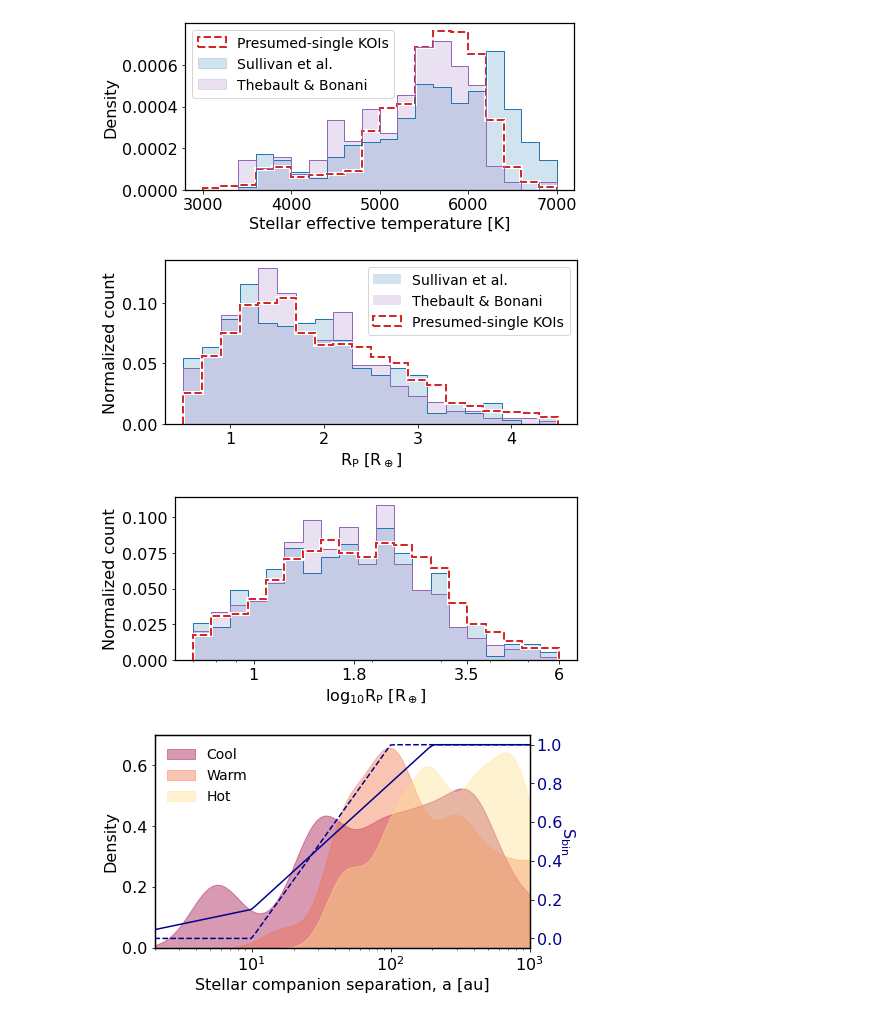
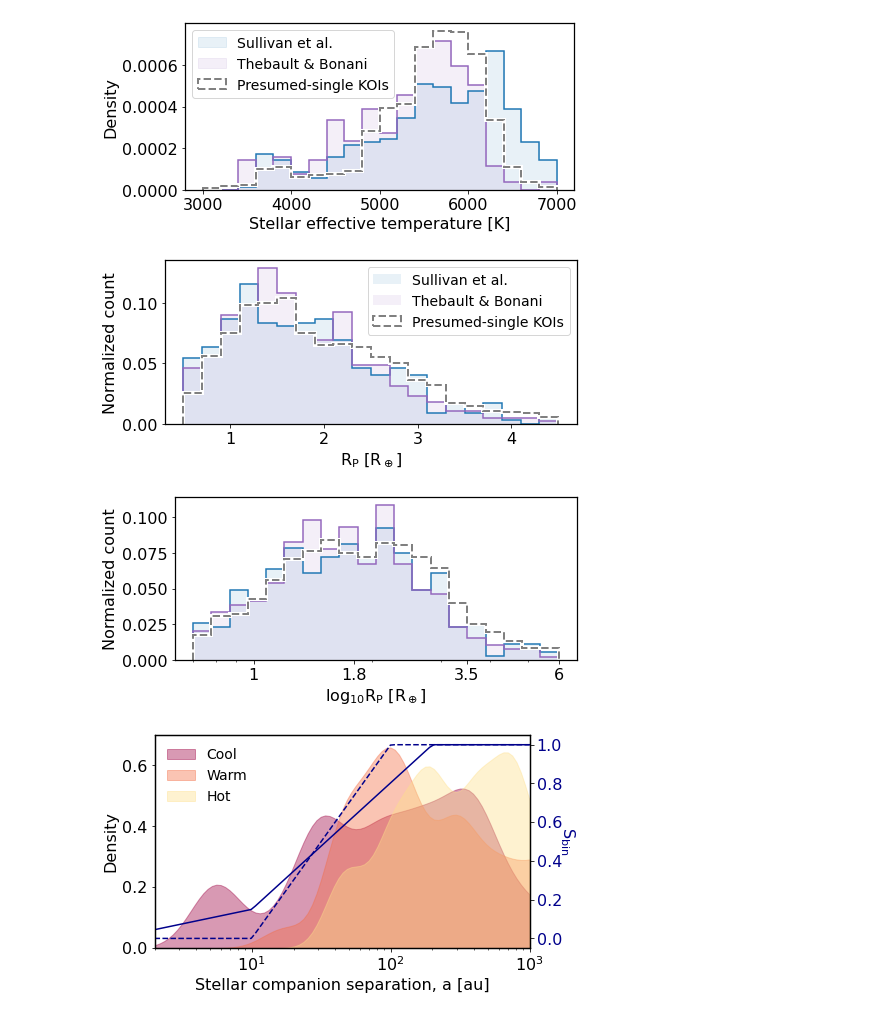
Before and after one commit to ernewton/importance_of_binarity, a Jupyter notebook: Suppression laws and overview plots.ipynb, the cells around one changed output. Cells and saved outputs as stored; diff of their text form; code cells hidden in the pictures.

Commit message:
Re-org of trials and plots
Moved functionality to support files

```diff
--- a/Suppression laws and overview plots.ipynb
+++ b/Suppression laws and overview plots.ipynb
@@ -41,44 +41,45 @@ with open("filtered_data_thebault.pkl", "rb") as f:
 # %%
 nbins = 20
 histrange = (3000,7000)
 fig, axes = plt.subplots(1, 1, figsize=(7,3.3), sharex=True, sharey=True)
 
-plt.hist(kois_filtered['teff'],
-             range=histrange, bins=nbins, density=True,
-                histtype='step',lw=4, color='white')
-plt.hist(kois_filtered['teff'],
-             range=histrange, bins=nbins, density=True,
-             histtype='step', lw=2, linestyle='--', color='C3',
-            label='Presumed-single KOIs')
 
 #plt.hist(cks_filtered['teff'],
 #             range=histrange, bins=nbins, density=True,
 #              histtype='step',lw=2, linestyle='--', color='C1',
 #        label='CKS')
 
 plt.hist(db_filtered['Teff1'], label='Sullivan et al.',
              range=histrange, bins=nbins, density=True,
-             histtype='stepfilled',  edgecolor='C0', facecolor='C0', alpha=0.2)
+             histtype='stepfilled',  edgecolor='C0', facecolor='C0', alpha=0.1)
 plt.hist(tb_filtered['teff'], label='Thebault & Bonani',
              range=histrange, bins=nbins, density=True,
-             histtype='stepfilled',  edgecolor='C4', facecolor='C4', alpha=0.2)
+             histtype='stepfilled', edgecolor='C4', facecolor='C4', alpha=0.1)
 
 plt.hist(db_filtered['Teff1'],
              range=histrange, bins=nbins, density=True,
-             histtype='step',  edgecolor='C0')
+             histtype='step', lw=1.5, edgecolor='C0')
 plt.hist(tb_filtered['teff'],
              range=histrange, bins=nbins, density=True,
-             histtype='step',  edgecolor='C4')
+             histtype='step', lw=1.5, edgecolor='C4')
+
+plt.hist(kois_filtered['teff'],
+             range=histrange, bins=nbins, density=True,
+                histtype='step',lw=4, color='white')
+plt.hist(kois_filtered['teff'],
+             range=histrange, bins=nbins, density=True,
+             histtype='step', lw=2, linestyle='--', color='gray',
+            label='Presumed-single KOIs')
 
 
 plt.ylabel('Density')
 plt.xlabel('Stellar effective temperature [K]')
 plt.legend(loc='upper left')
 plt.tight_layout()
 
 plt.savefig('teff.png')
 # %% [output]
-[figure, old version]
+[figure, new version]
 # %%
 
 for option in ['linear','log']:
@@ -101,20 +102,20 @@ for option in ['linear','log']:
     ww = 1./np.full(nplanets, nplanets, dtype=float)
     y, _, _ = plt.hist(db_filtered['Rppri'],
                   bins=bin_edges, weights=ww,
-             histtype='step', edgecolor='C0', alpha=1)
+             histtype='step', lw=1.5, edgecolor='C0', alpha=1)
     y, _, _ = plt.hist(db_filtered['Rppri'],
                   bins=bin_edges, weights=ww,
-             histtype='stepfilled', color='C0', alpha=0.2,
+             histtype='stepfilled', color='C0', alpha=0.1,
             label='Sullivan et al.')
 
     nplanets = len(tb_filtered)
     ww = 1./np.full(nplanets, nplanets, dtype=float)
     y, _, _ = plt.hist(tb_filtered['koi_prad'],
                   bins=bin_edges, weights=ww,
-             histtype='step', edgecolor='C4', alpha=1)
+             histtype='step', lw=1.5, edgecolor='C4', alpha=1)
     y, _, _ = plt.hist(tb_filtered['koi_prad'],
                   bins=bin_edges, weights=ww,
-             histtype='stepfilled', color='C4', alpha=0.2,
+             histtype='stepfilled', color='C4', alpha=0.1,
             label='Thebault & Bonani')
 
     # compared to the kois that are at least not definite binaries with good radii and per<100 days
@@ -124,7 +125,7 @@ for option in ['linear','log']:
                  histtype='step',lw=4, color='white')
     plt.hist(kois_filtered['koi_prad'],
                  bins=bin_edges,  weights = 1./np.full(nplanets, nplanets, dtype=float),
-                 histtype='step',lw=2, linestyle='--', color='C3',
+                 histtype='step',lw=2, linestyle='--', color='gray',
             label='Presumed-single KOIs')
 
     plt.ylabel('Normalized count')
@@ -145,8 +146,8 @@ for option in ['linear','log']:
 
     plt.xlim()
 # %% [output]
-[figure, old version]
+[figure, new version]
-[figure, old version]
+[figure, new version]
 # %%
 from scipy.stats import gaussian_kde
 
```
Also changed, not shown: 5 other files.
